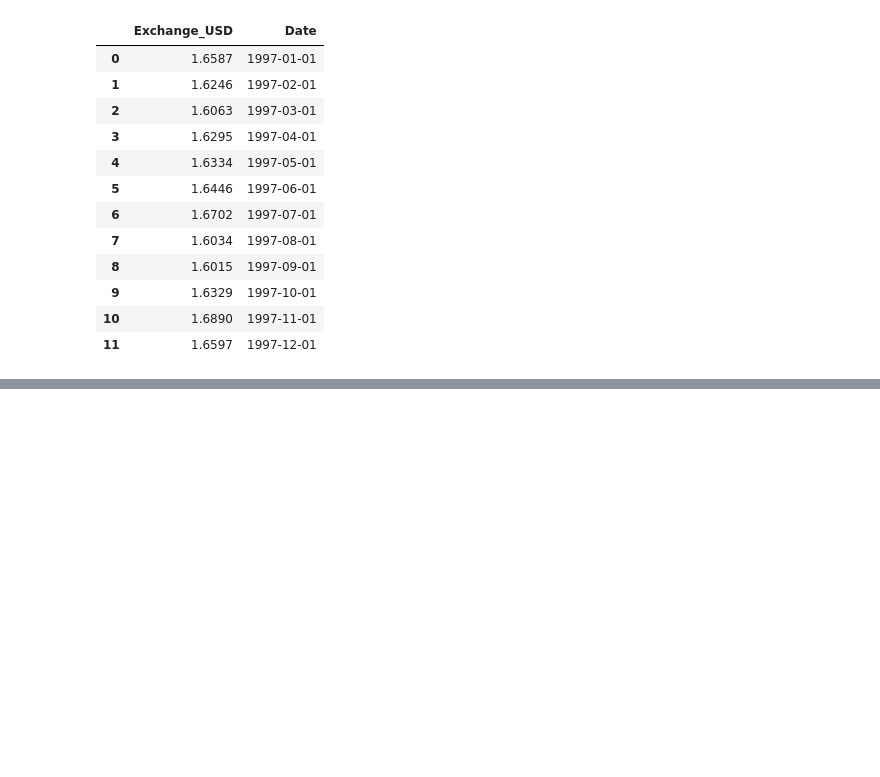
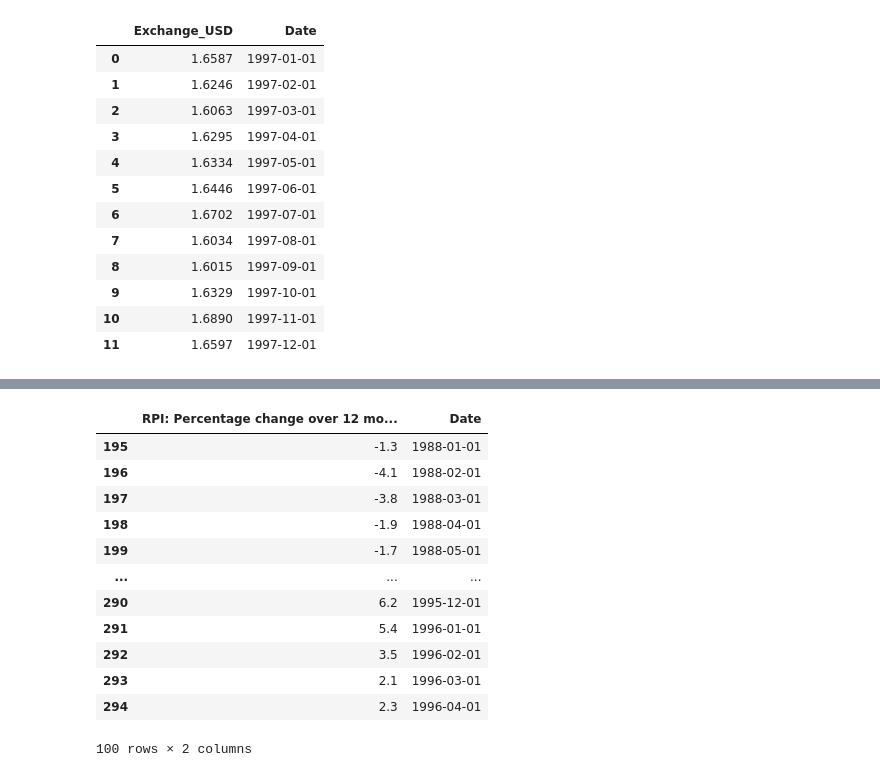
Before and after one commit to a238-khan/UK-inflation-forecasting-XAI, a Jupyter notebook: data/processed/Extract_clean.ipynb, the cells around one changed output, grey strips where cells are left out. Saved outputs shown, nothing was run; the diff lists cells and outputs as text; code cells hidden in the pictures; blank space fills up the shorter version.

```diff
--- a/data/processed/Extract_clean.ipynb
+++ b/data/processed/Extract_clean.ipynb
@@ -408,0 +521,16 @@ exchange_monthly.head(12)
+# %%
+oil_clean.head(100)
+# %% [output]
+|  | RPI: Percentage change over 12 mo... | Date |
+| 195 | -1.3 | 1988-01-01 |
+| 196 | -4.1 | 1988-02-01 |
+| 197 | -3.8 | 1988-03-01 |
+| 198 | -1.9 | 1988-04-01 |
+| 199 | -1.7 | 1988-05-01 |
+| ... | ... | ... |
+| 290 | 6.2 | 1995-12-01 |
+| 291 | 5.4 | 1996-01-01 |
+| 292 | 3.5 | 1996-02-01 |
+| 293 | 2.1 | 1996-03-01 |
+| 294 | 2.3 | 1996-04-01 |
+100 rows × 2 columns
```
Also changed, not shown: parts of 19 cells of this notebook, 1 other file.
